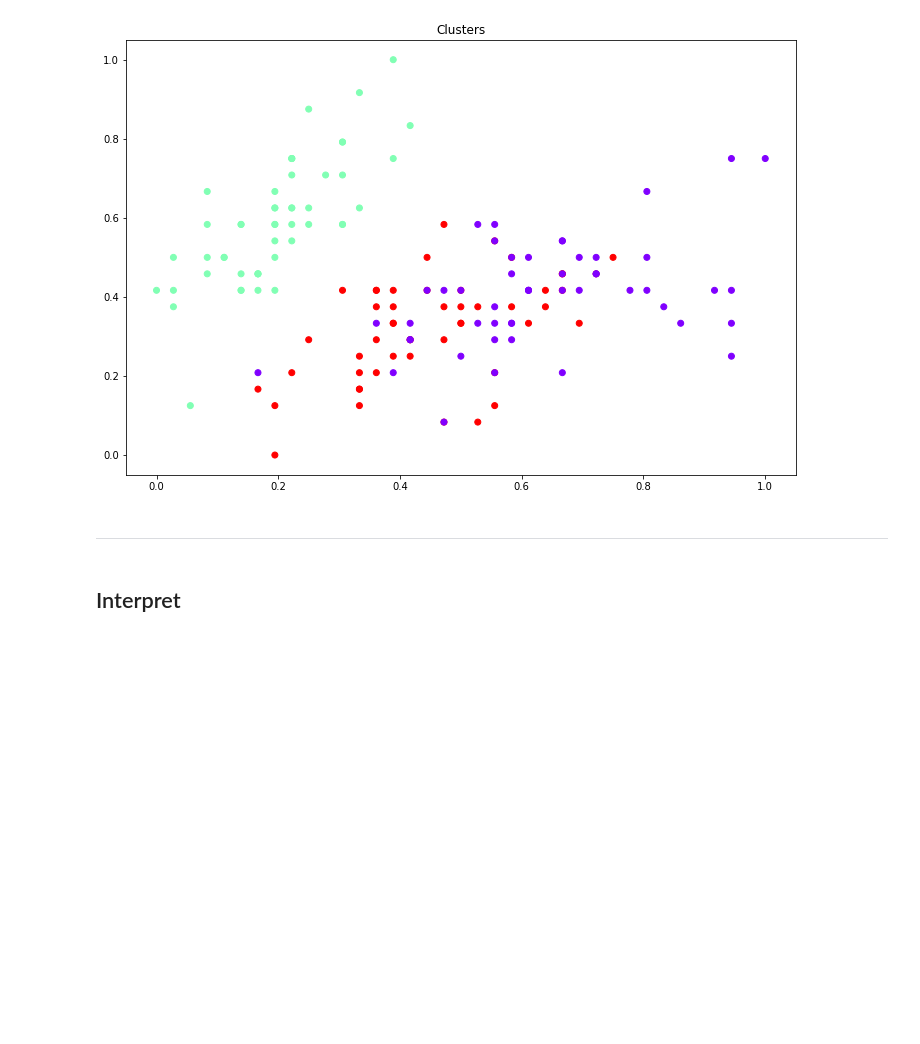
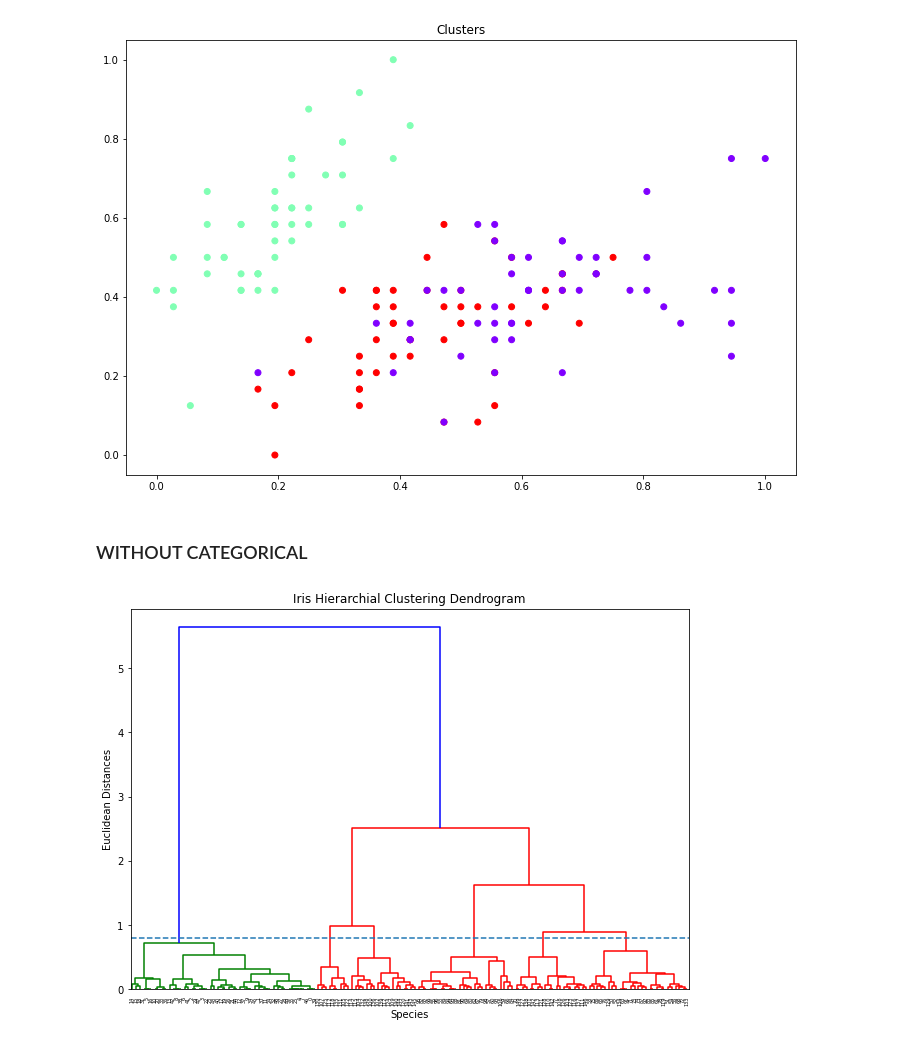
Before and after one commit to lauren-esser/Hierarchial_Clustering_Practice, a Jupyter notebook: Hierarchal Clustering Practice.ipynb, the cells around one changed output. Cells and saved outputs as stored; diff of their text form; code cells hidden in the pictures; blank space fills up the shorter version.

```diff
--- a/Hierarchal Clustering Practice.ipynb
+++ b/Hierarchal Clustering Practice.ipynb
@@ -214,6 +211,18 @@ plt.title('Clusters')
 Text(0.5, 1.0, 'Clusters')
 [figure]
 # %% [markdown]
----
+### WITHOUT CATEGORICAL
-# %% [markdown]
-## Interpret
+# %%
+X = df_scaled.iloc[:, [0,3]].values
+# %%
+#plot dengrogram
+plt.figure(figsize=(10, 7))
+dend = shc.dendrogram(shc.linkage(X, method='ward'))
+plt.axhline(linestyle='--', y=.8)
+plt.ylabel('Euclidean Distances')
+plt.xlabel('Species')
+plt.title('Iris Hierarchial Clustering Dendrogram')
+
+plt.show()
+# %% [output]
+[figure, added]
```
Also changed, not shown: parts of 14 cells of this notebook.
